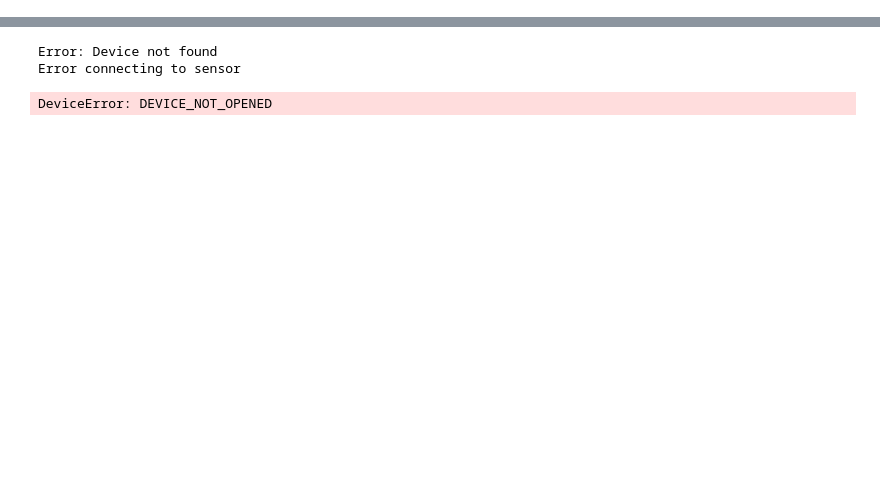
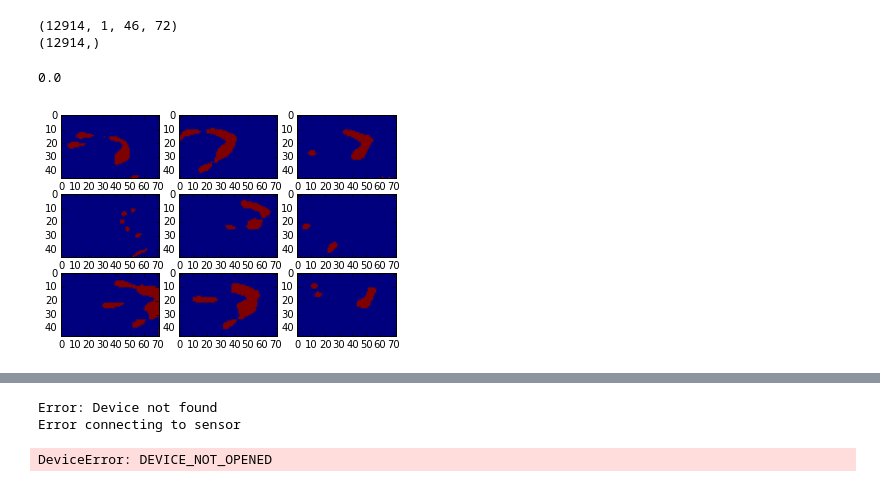
Before and after one commit to tianruichen/hacktech2017, a Jupyter notebook: Stuff.ipynb, the cells around one changed output, grey strips where cells are left out. Cells and saved outputs as stored; diff of their text form; code cells hidden in the pictures; blank space fills up the shorter version.

```diff
--- a/Stuff.ipynb
+++ b/Stuff.ipynb
@@ -12,0 +34,38 @@ from scipy.spatial import ConvexHull
+# %%
+xvals = []
+yvals = []
+vals = []
+basedir = 'dataset copy/'
+for x in range(2**6):
+    a = '{0:b}'.format(x)
+    bindir = basedir+(6-len(a))*'0'+a+'/'
+    for filename in os.listdir(bindir):
+        if filename.endswith(".npy"):
+            filename = os.path.join(bindir, filename)
+            if (int(filename[-5])%4==0):
+                vals.append((binarize(np.load(filename)), x))
+    #print(a)
+np.random.shuffle(vals)
+xvals = np.array([v[0] for v in vals])
+yvals = np.array([v[1] for  v in vals])
+xvals = xvals.reshape((xvals.shape[0],1,xvals.shape[1],xvals.shape[2]))
+print(xvals.shape)
+print(yvals.shape)
+validationX = xvals[:1000]
+validationY = yvals[:1000]
+trainX = xvals[1000:]
+trainY = yvals[1000:]
+# %% [output]
+(12914, 1, 46, 72)
+(12914,)
+# %%
+for i in range(0, 9):
+    plt.subplot(330 + 1 + i)
+    plt.imshow(xvals[i,0,:,:])
+print(np.min(xvals[0]))
+# fix random seed for reproducibility
+seed = 7
+np.random.seed(seed)
+# %% [output]
+0.0
+[figure, added]
```
Also changed, not shown: parts of 11 cells of this notebook, 2 other files.
